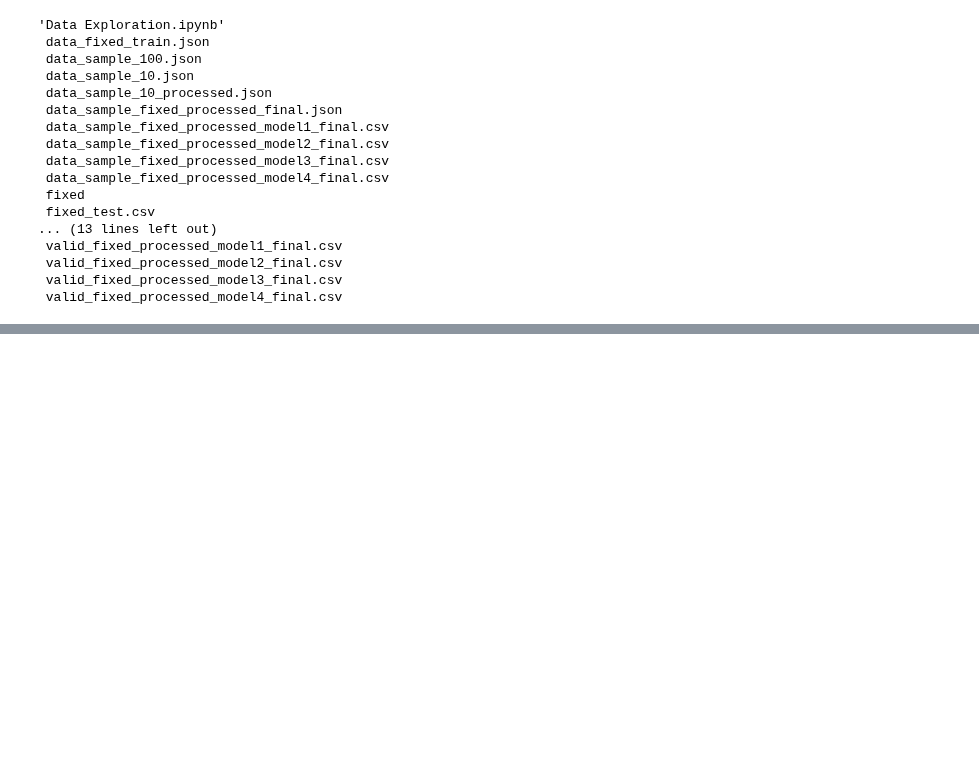
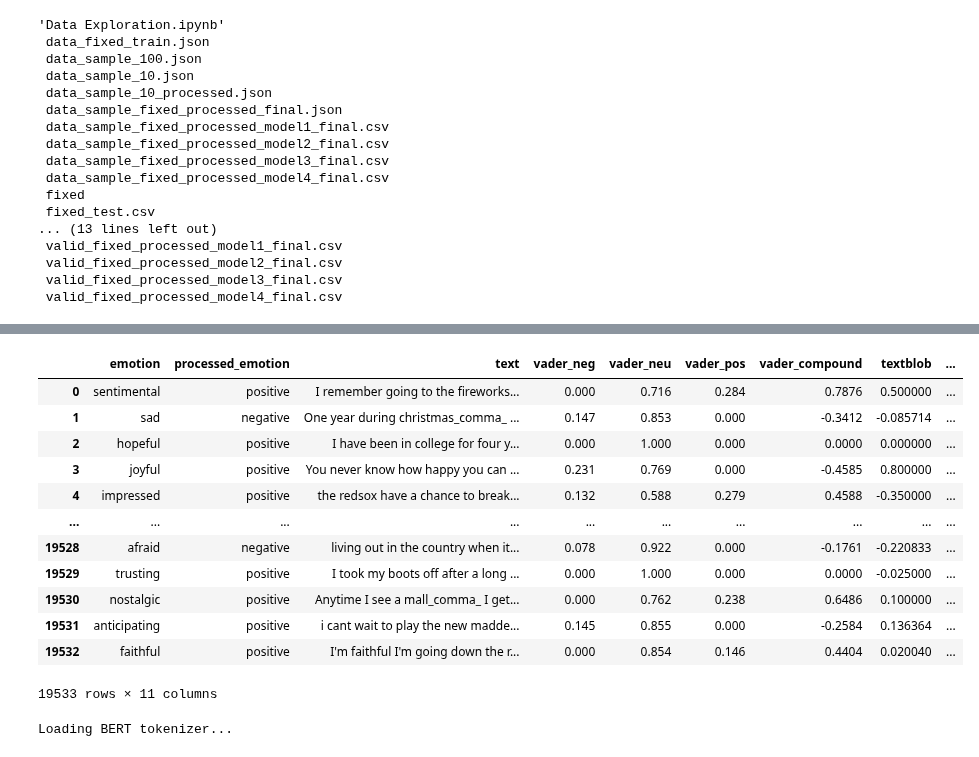
Before and after one commit to omkarpat/EmpatheticDialoguesEmotionDetection, a Jupyter notebook: Full_Emotion_models.ipynb, the cells around one changed output, grey strips where cells are left out. Cells and saved outputs as stored; diff of their text form; code cells hidden in the pictures; blank space fills up the shorter version.

```diff
--- a/Full_Emotion_models.ipynb
+++ b/Full_Emotion_models.ipynb
@@ -127,0 +176,16 @@ Number of test sentences: 2,542
+# %%
+train_df
+# %% [output]
+|  | emotion | processed_emotion | text | vader_neg | vader_neu | vader_pos | vader_compound | textblob | ... |
+| 0 | sentimental | positive | I remember going to the fireworks... | 0.000 | 0.716 | 0.284 | 0.7876 | 0.500000 | ... |
+| 1 | sad | negative | One year during christmas_comma_ ... | 0.147 | 0.853 | 0.000 | -0.3412 | -0.085714 | ... |
+| 2 | hopeful | positive | I have been in college for four y... | 0.000 | 1.000 | 0.000 | 0.0000 | 0.000000 | ... |
+| 3 | joyful | positive | You never know how happy you can ... | 0.231 | 0.769 | 0.000 | -0.4585 | 0.800000 | ... |
+| 4 | impressed | positive | the redsox have a chance to break... | 0.132 | 0.588 | 0.279 | 0.4588 | -0.350000 | ... |
+| ... | ... | ... | ... | ... | ... | ... | ... | ... | ... |
+| 19528 | afraid | negative | living out in the country when it... | 0.078 | 0.922 | 0.000 | -0.1761 | -0.220833 | ... |
+| 19529 | trusting | positive | I took my boots off after a long ... | 0.000 | 1.000 | 0.000 | 0.0000 | -0.025000 | ... |
+| 19530 | nostalgic | positive | Anytime I see a mall_comma_ I get... | 0.000 | 0.762 | 0.238 | 0.6486 | 0.100000 | ... |
+| 19531 | anticipating | positive | i cant wait to play the new madde... | 0.145 | 0.855 | 0.000 | -0.2584 | 0.136364 | ... |
+| 19532 | faithful | positive | I'm faithful I'm going down the r... | 0.000 | 0.854 | 0.146 | 0.4404 | 0.020040 | ... |
+19533 rows × 11 columns
@@ -127,0 +199,8 @@ Number of test sentences: 2,542
+# %%
+from transformers import BertTokenizer
+
+# Load the BERT tokenizer.
+print('Loading BERT tokenizer...')
+tokenizer = BertTokenizer.from_pretrained('bert-base-uncased', do_lower_case=True)
+# %% [output]
+Loading BERT tokenizer...
```
Also changed, not shown: parts of 23 cells of this notebook.
